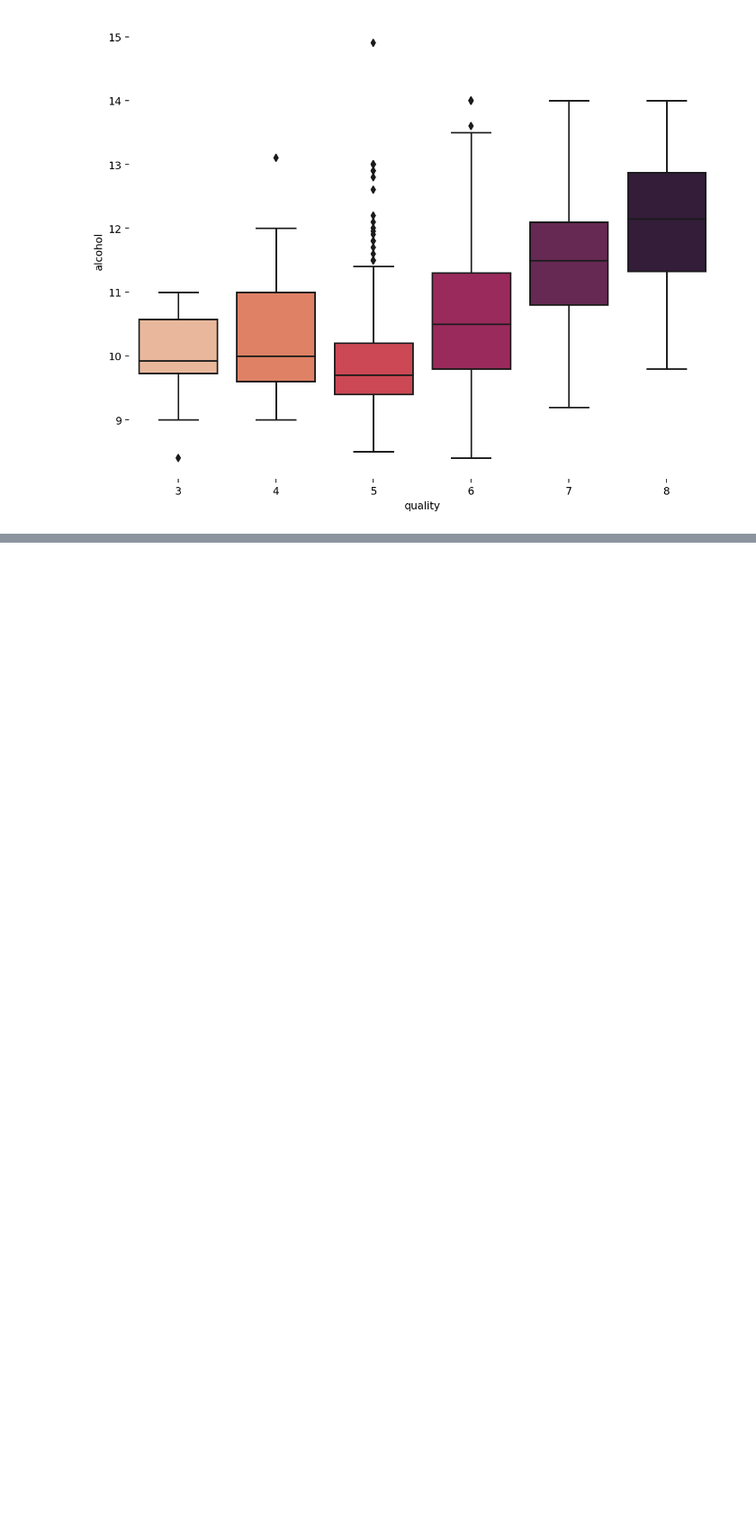
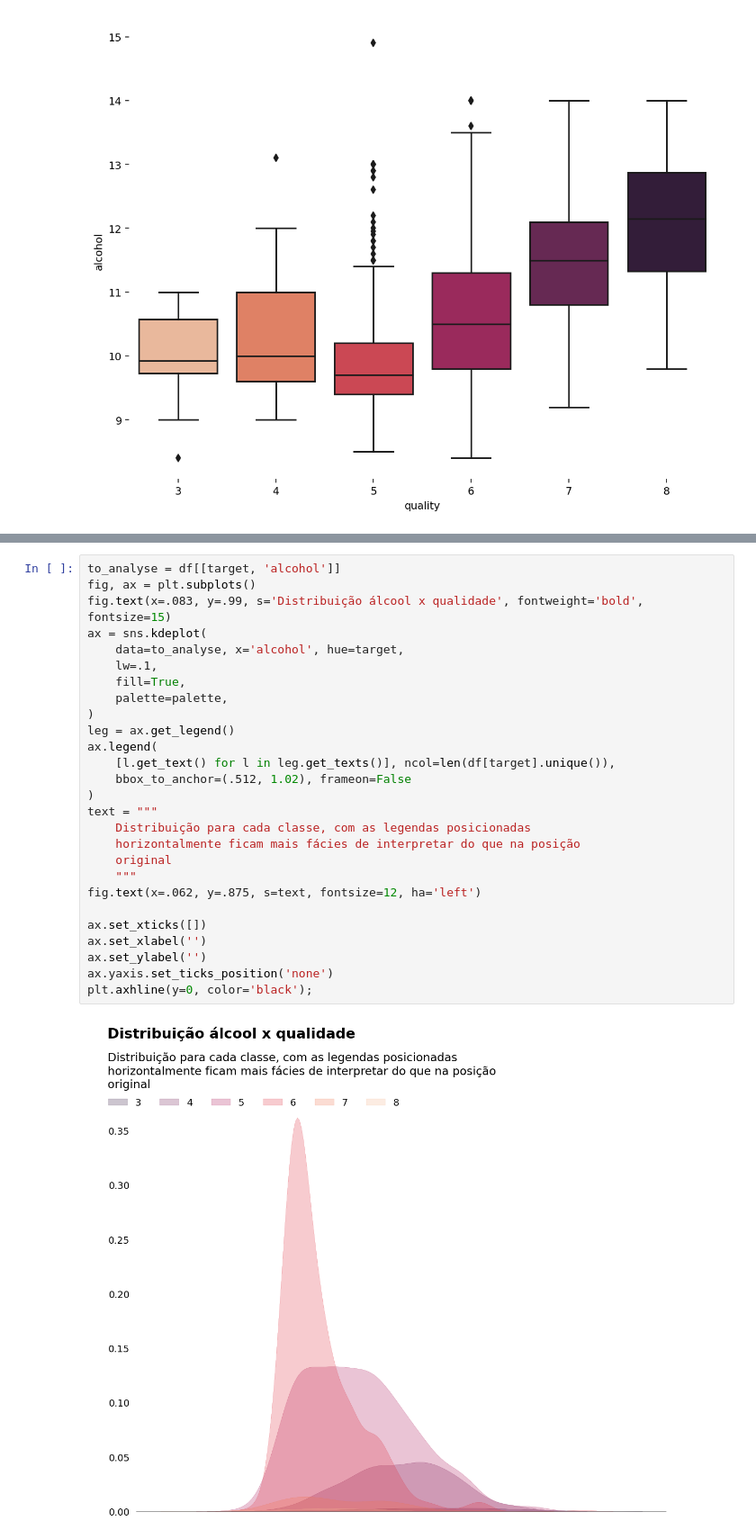
Before and after one commit to gnguilherme/dataviz, a Jupyter notebook: notebooks/Red Wine Quality.ipynb, the cells around one changed output, grey strips where cells are left out. Shown: that part at 90% size. Cells and saved outputs as stored; diff of their text form; blank space fills up the shorter version.

```diff
--- a/notebooks/Red Wine Quality.ipynb
+++ b/notebooks/Red Wine Quality.ipynb
@@ -216,0 +230,29 @@ fig.lines.extend([l1])
+# %%
+to_analyse = df[[target, 'alcohol']]
+fig, ax = plt.subplots()
+fig.text(x=.083, y=.99, s='Distribuição álcool x qualidade', fontweight='bold', fontsize=15)
+ax = sns.kdeplot(
+    data=to_analyse, x='alcohol', hue=target,
+    lw=.1,
+    fill=True,
+    palette=palette,
+)
+leg = ax.get_legend()
+ax.legend(
+    [l.get_text() for l in leg.get_texts()], ncol=len(df[target].unique()),
+    bbox_to_anchor=(.512, 1.02), frameon=False
+)
+text = """
+    Distribuição para cada classe, com as legendas posicionadas
+    horizontalmente ficam mais fácies de interpretar do que na posição
+    original
+    """
+fig.text(x=.062, y=.875, s=text, fontsize=12, ha='left')
+
+ax.set_xticks([])
+ax.set_xlabel('')
+ax.set_ylabel('')
+ax.yaxis.set_ticks_position('none')
+plt.axhline(y=0, color='black');
+# %% [output]
+[figure, added]
```
Also changed, not shown: parts of 8 cells of this notebook.
